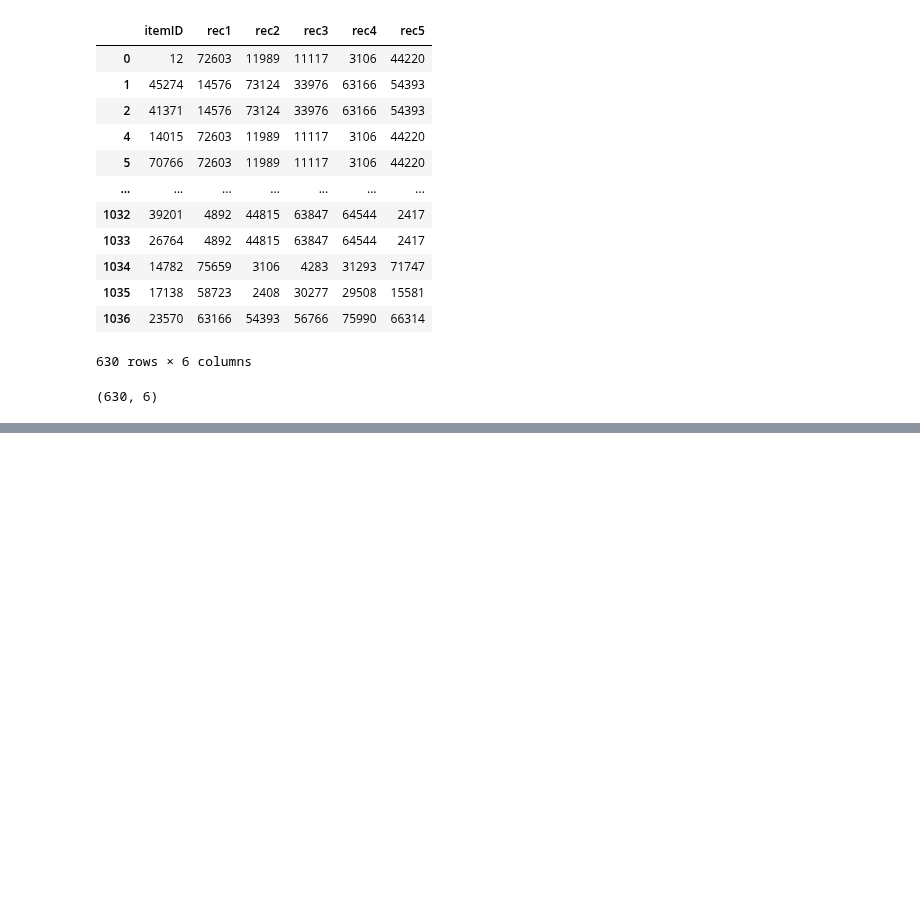
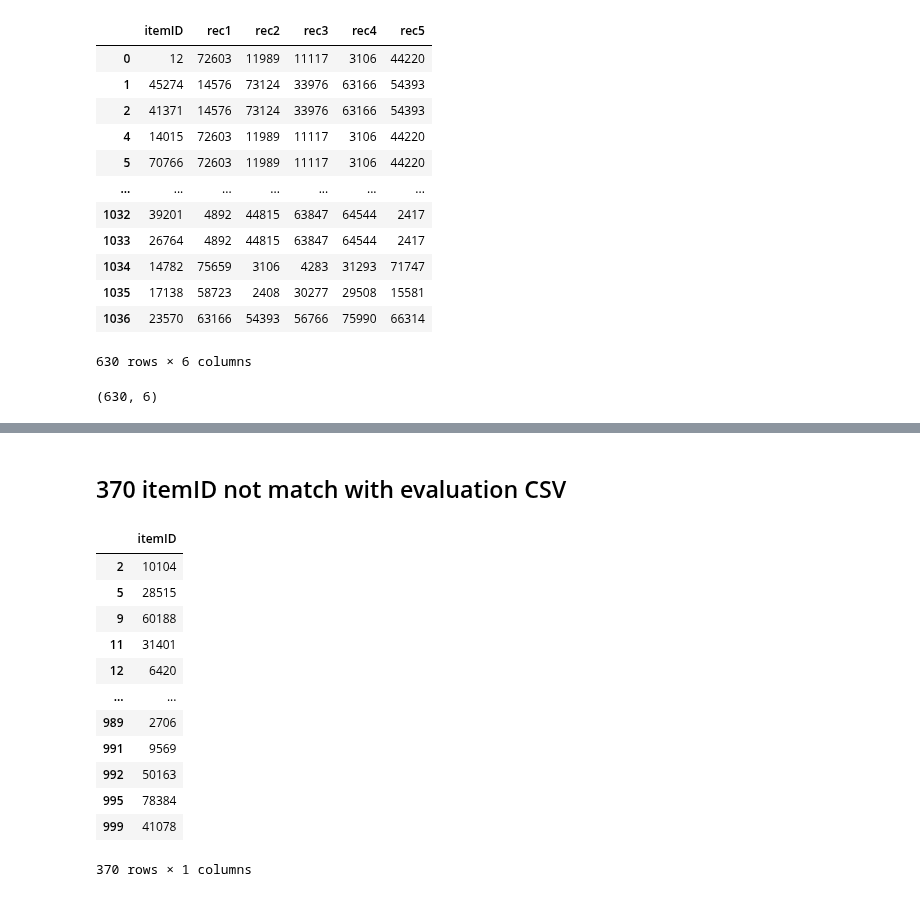
Before and after one commit to SohZongXian/DMC-2021, a Jupyter notebook: CSV Modification.ipynb, the cells around one changed output, grey strips where cells are left out. Cells and saved outputs as stored; diff of their text form; code cells hidden in the pictures; blank space fills up the shorter version.

```diff
--- a/CSV Modification.ipynb
+++ b/CSV Modification.ipynb
@@ -149,0 +151,21 @@ final_df
+# %% [markdown]
+## 370 itemID not match with evaluation CSV
+# %%
+#Create dataframe that are not match
+
+notmatch_df = evaluation[~evaluation.itemID.isin(match_df.itemID)]
+notmatch_df
+# %% [output]
+|  | itemID |
+| 2 | 10104 |
+| 5 | 28515 |
+| 9 | 60188 |
+| 11 | 31401 |
+| 12 | 6420 |
+| ... | ... |
+| 989 | 2706 |
+| 991 | 9569 |
+| 992 | 50163 |
+| 995 | 78384 |
+| 999 | 41078 |
+370 rows × 1 columns
```
Also changed, not shown: parts of 12 cells of this notebook.
